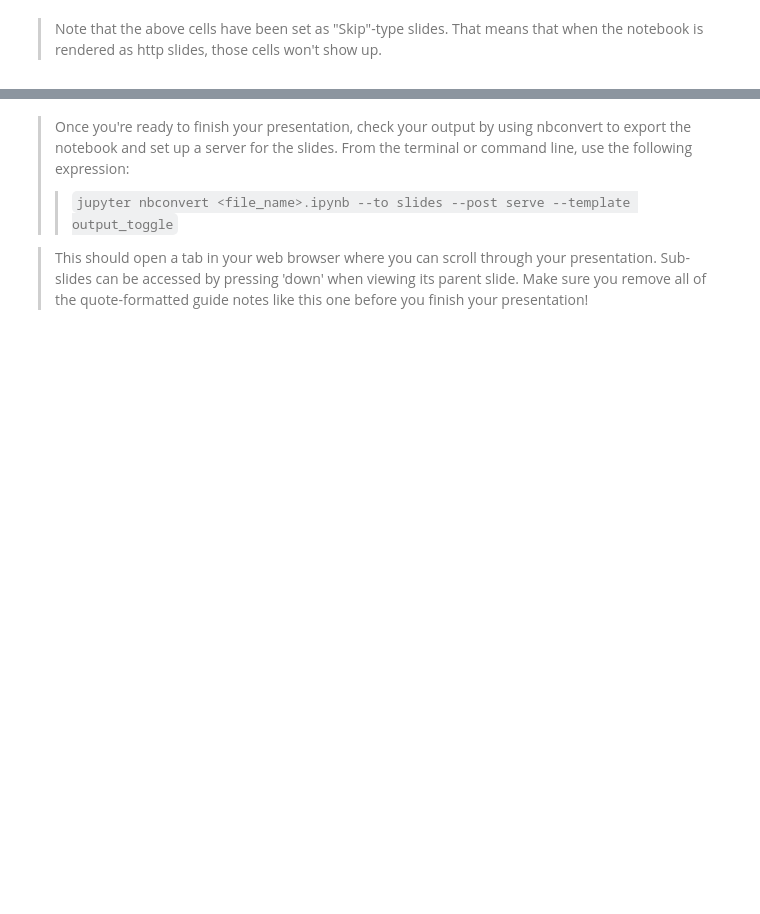
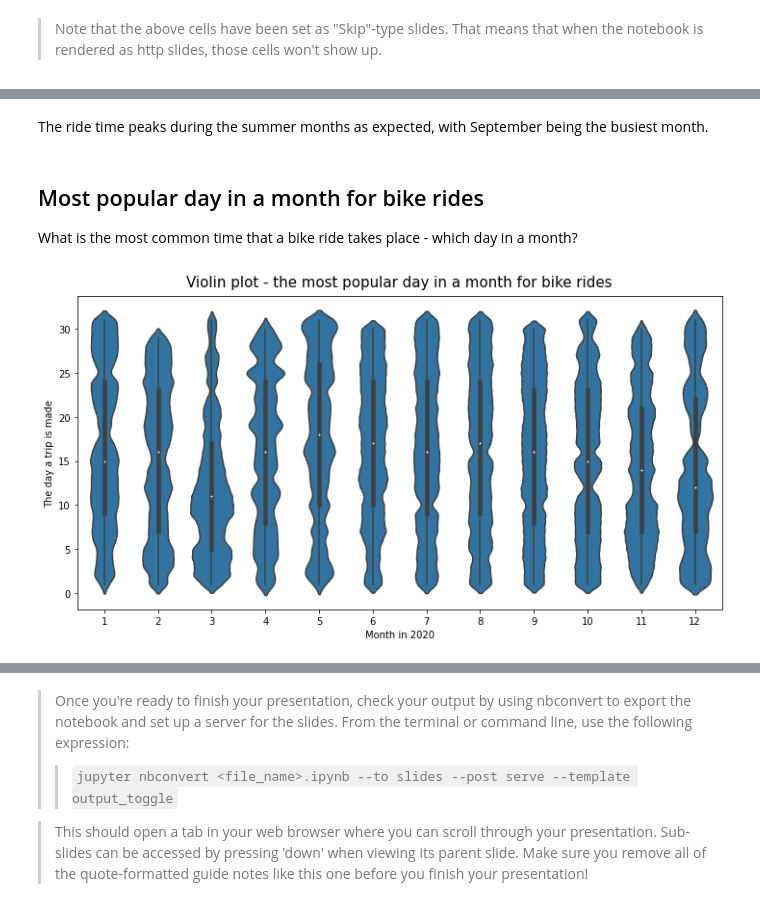
Before and after one commit to MinjianWu/Data-Analysis-NanoDegree-Project-6, a Jupyter notebook: slide_deck.ipynb, the cells around one changed output, grey strips where cells are left out. Drawn from its saved outputs; the diff is of its cells as text; code cells hidden in the pictures; blank space fills up the shorter version.

```diff
--- a/slide_deck.ipynb
+++ b/slide_deck.ipynb
@@ -23,3 +39,5 @@ import warnings
 warnings.simplefilter("ignore")
 # %%
 # load in the dataset into a pandas dataframe
+data = pd.read_csv('NYC_bike_2020_cleaned.csv', index_col=False)
+data.drop('Unnamed: 0', axis=1, inplace=True)
@@ -40,0 +137,18 @@ but feel free to add more if you'd like!
+# %% [markdown]
+The ride time peaks during the summer months as expected, with September being the busiest month.
+# %% [markdown]
+## Most popular day in a month for bike rides
+
+What is the most common time that a bike ride takes place - which day in a month?
+# %%
+df['start_date'] = pd.to_numeric(df['starttime'].dt.strftime('%d'))
+
+plt.figure(figsize=(12, 6))
+base_color = sns.color_palette()[0]
+sns.violinplot(data=df, x='start_month', y='start_date', color=base_color);
+
+plt.xlabel('Month in 2020')
+plt.ylabel('The day a trip is made')
+plt.title('Violin plot - the most popular day in a month for bike rides', fontsize=15, y=1.01);
+# %% [output]
+[figure, added]
```
Also changed, not shown: parts of 28 cells of this notebook.
